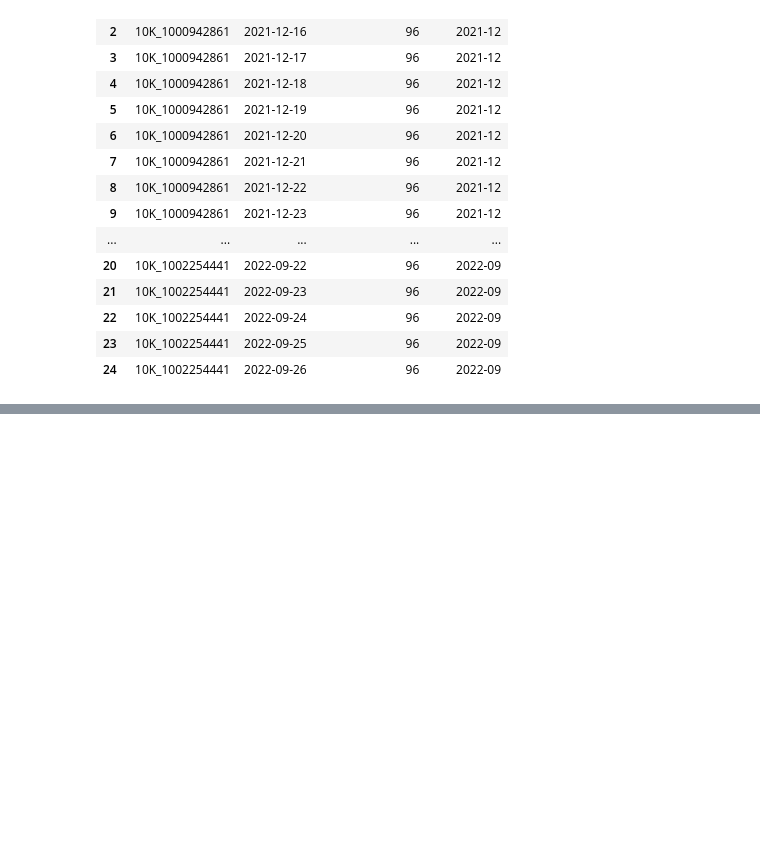
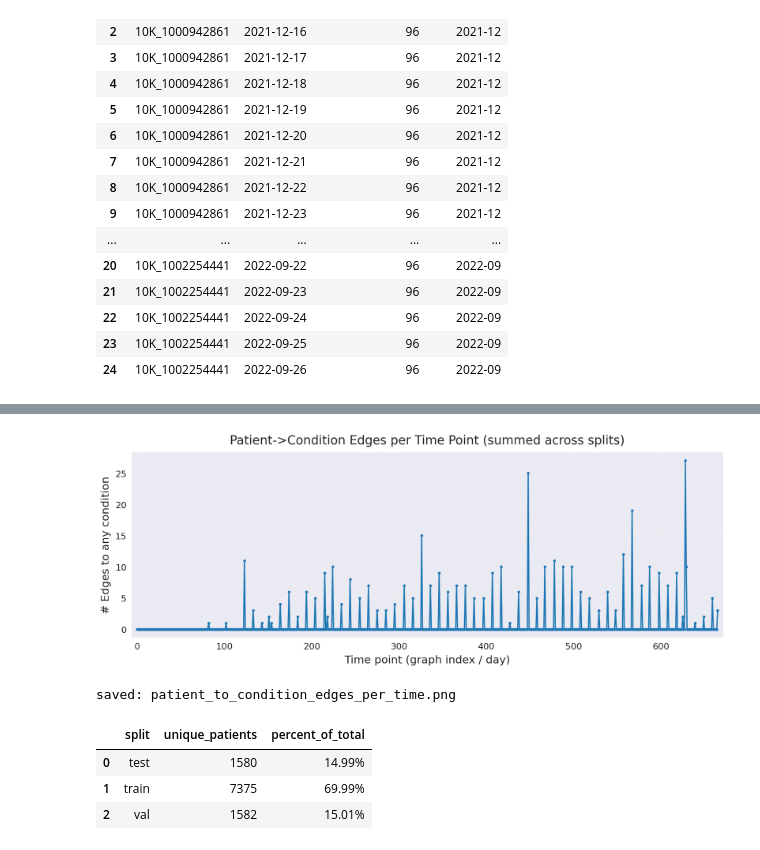
Before and after one commit to gavrielhan/MSc_Thesis, a Jupyter notebook: analysis_sleep_cgm.ipynb, the cells around one changed output, grey strips where cells are left out. Cells and saved outputs as stored; diff of their text form; code cells hidden in the pictures; blank space fills up the shorter version.

```diff
--- a/analysis_sleep_cgm.ipynb
+++ b/analysis_sleep_cgm.ipynb
@@ -1252,0 +1914,79 @@ numpy.ndarray
+# %%
+splits = [("train", train_graphs), ("val", val_graphs), ("test", test_graphs)]
+x_pc, y_pc = aggregate_by_time_sum(
+    splits,
+    y_fn=count_patient_to_condition_edges,
+    prefer_time_attr=True,
+)
+
+fig = plt.figure(figsize=(13,5), dpi=140)
+ax = fig.add_subplot(111)
+ax.plot(x_pc, y_pc, '-', linewidth=1.8, color='tab:blue')
+ax.scatter(x_pc, y_pc, s=10, color='tab:blue', alpha=0.9)
+ax.set_title("Patient->Condition Edges per Time Point (summed across splits)", fontsize=18, pad=12)
+ax.set_xlabel("Time point (graph index / day)", fontsize=16, labelpad=6)
+ax.set_ylabel("# Edges to any condition", fontsize=16, labelpad=6)
+ax.grid(True, alpha=0.25)
+plt.xticks(fontsize=13); plt.yticks(fontsize=13)
+plt.margins(x=0.01)
+plt.tight_layout()
+plt.show()
+
+save_plot(fig, "patient_to_condition_edges_per_time")
+plt.close(fig)
+# %% [output]
+[figure, added]
+saved: patient_to_condition_edges_per_time.png
+# %%
+import pandas as pd
+import hashlib
+
+def extract_patient_ids(g, split_name):
+    """
+    Return per-node global patient IDs if available, otherwise use
+    split-salted local indices (approximate).
+    """
+    if "patient" not in getattr(g, "node_types", []):
+        return np.empty(0, dtype=np.int64)
+    n = int(g["patient"].num_nodes)
+    if n == 0:
+        return np.empty(0, dtype=np.int64)
+    store = g["patient"]
+
+    # look for an integer id field
+    for key in store.keys():
+        if "id" in key.lower() or key.lower() in {"pid","patient_id","node_id"}:
+            v = store[key]
+            if torch.is_tensor(v):
+                v = v.view(-1)
+                if v.dtype in (torch.int8,torch.int16,torch.int32,torch.int64) and v.numel()==n:
+                    return v.cpu().numpy().astype(np.int64)
+
+    # fallback: salted local indices (approx)
+    salt = int(hashlib.md5(split_name.encode()).hexdigest(), 16) % (10**6)
+    return (np.arange(n, dtype=np.int64) + salt*(10**7))
+
+def unique_patients(graphs, name):
+    uniq = set()
+    for g in graphs:
+        uniq.update(extract_patient_ids(g, name).tolist())
+    return uniq
+
+train_pat = unique_patients(train_graphs, "train")
+val_pat   = unique_patients(val_graphs,   "val")
+test_pat  = unique_patients(test_graphs,  "test")
+
+all_pat   = train_pat | val_pat | test_pat
+tot = len(all_pat)
+
+rows = []
+for name, s in [("train",train_pat),("val",val_pat),("test",test_pat)]:
+    rows.append({"split":name, "unique_patients":len(s),
+                 "percent_of_total": 100.0*len(s)/tot if tot>0 else np.nan})
+df_pat = pd.DataFrame(rows).sort_values("split").reset_index(drop=True)
+display(df_pat.style.format({"percent_of_total":"{:.2f}%"}))
+# %% [output]
+|  | split | unique_patients | percent_of_total |
+| 0 | test | 1580 | 14.99% |
+| 1 | train | 7375 | 69.99% |
+| 2 | val | 1582 | 15.01% |
```
Also changed, not shown: parts of 14 cells of this notebook.
